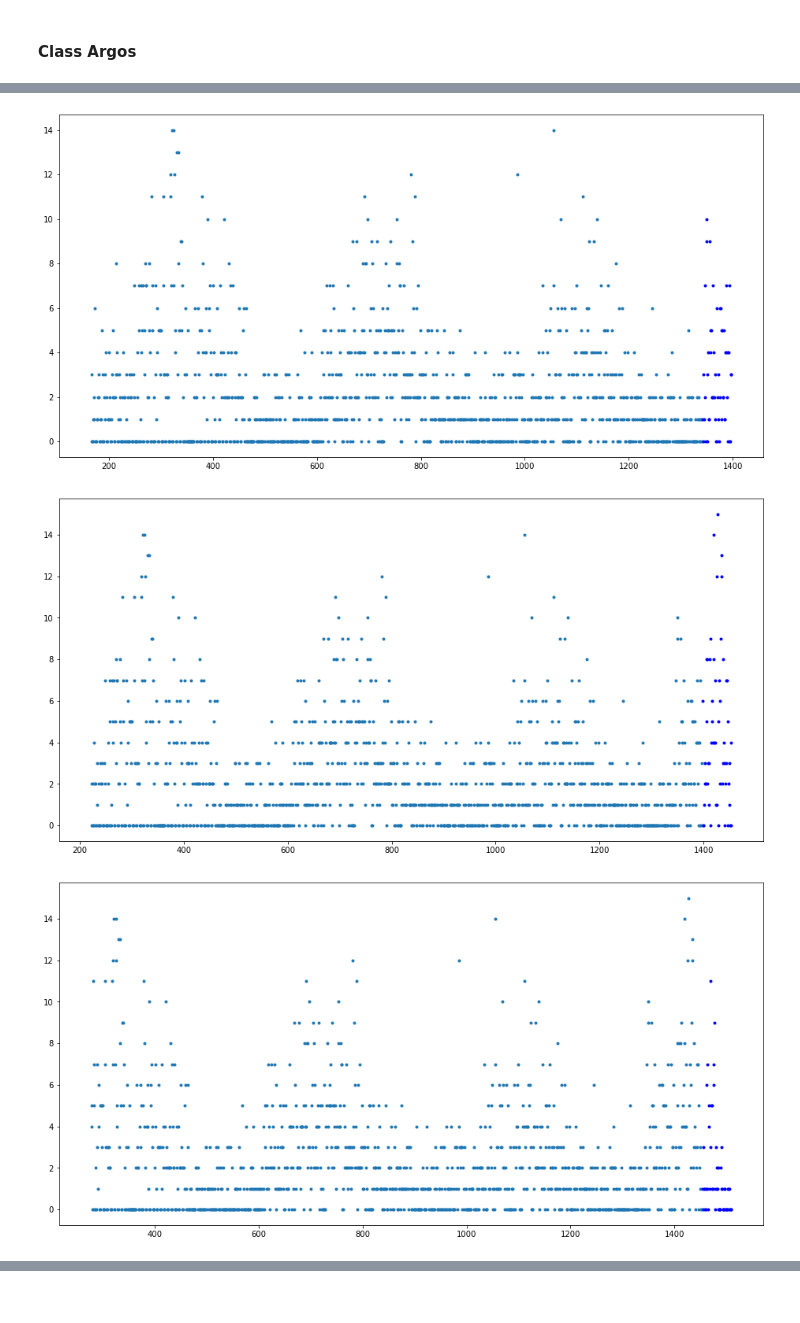
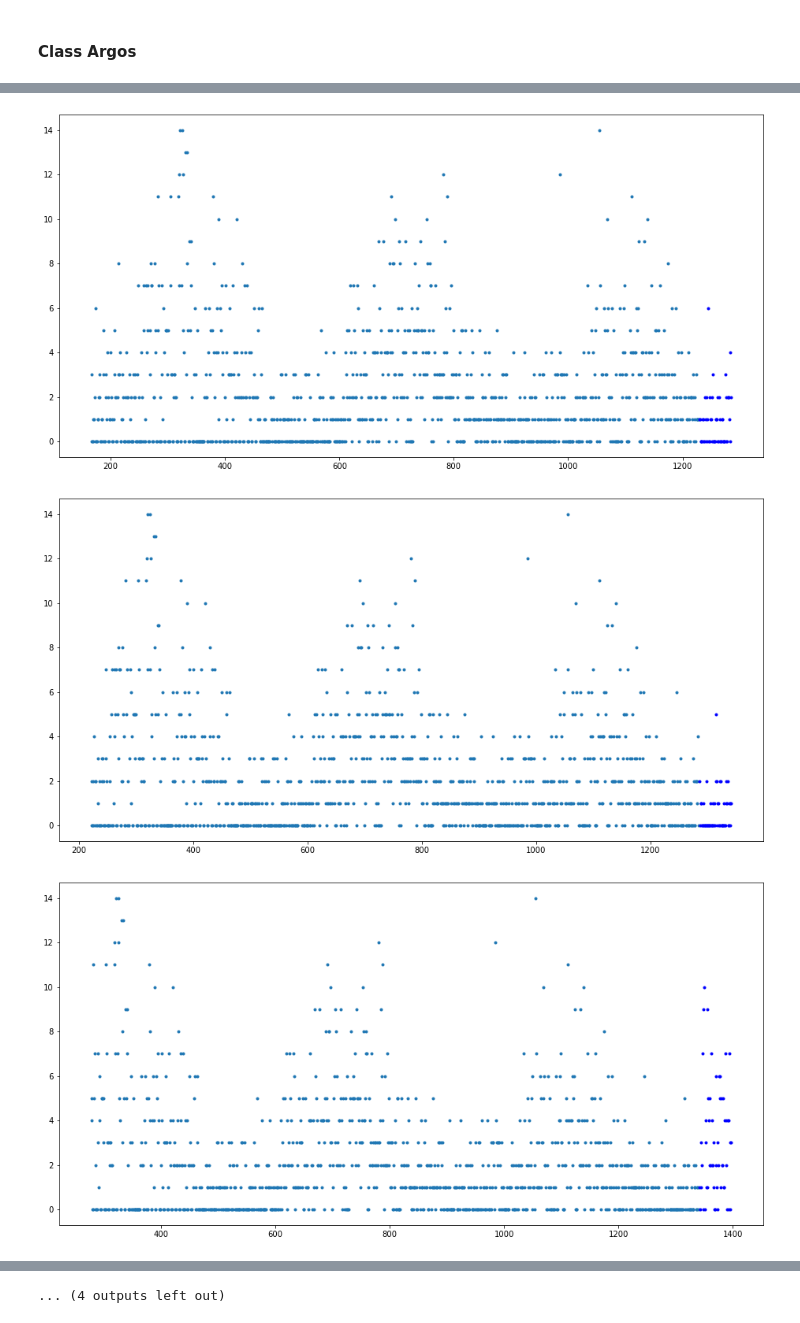
Before and after one commit to src-youilab-ipicyt/Argos-Panoptes, a Jupyter notebook: Argos.ipynb, the cells around one changed output, grey strips where cells are left out. Cells and saved outputs as stored; diff of their text form; code cells hidden in the pictures.

```diff
--- a/Argos.ipynb
+++ b/Argos.ipynb
@@ -972,7 +977,7 @@ DAYS = 56
 argos = Argos()
 data_frame = argos.import_data_frame(file_name='data/output/todos_Jb_data_frame.csv')
 
-slices_parameters, slices = argos.slice_time_series(argos.ys, prop=0.65, days=DAYS)
+slices_parameters, slices = argos.slice_time_series(argos.ys, prop=0.6, days=DAYS)
 print("start_index:",            slices_parameters["start_index"])
 print("end_index:",              slices_parameters["end_index"])
 print("time_periods:",           slices_parameters["time_periods"])
@@ -1010,3 +1015,3 @@ num_validation_periods: 11
-[figure, old version]
+[figure, new version]
-[figure, old version]
+[figure, new version]
-[figure, old version]
+[figure, new version]
@@ -1017,0 +1021 @@ num_validation_periods: 11
+... (4 outputs left out)
```
Also changed, not shown: parts of 5 cells of this notebook.
